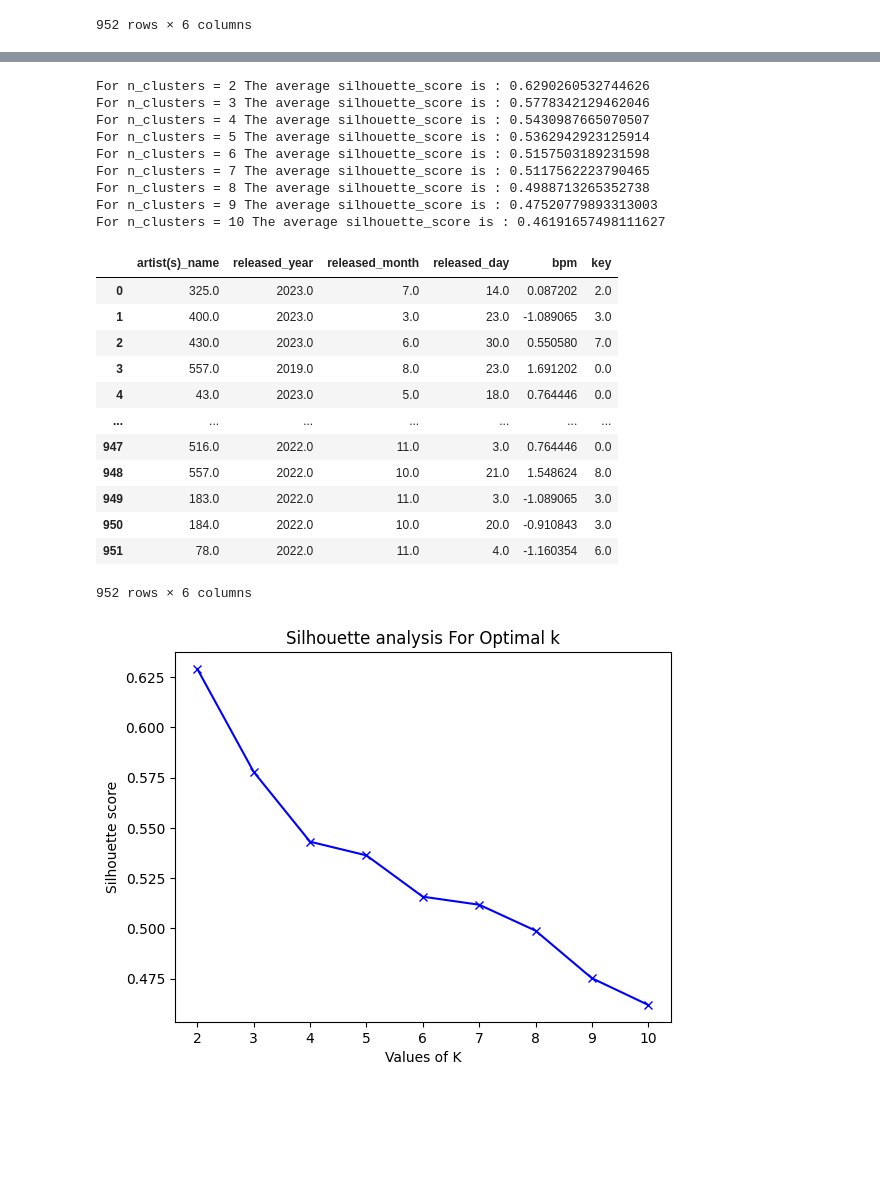
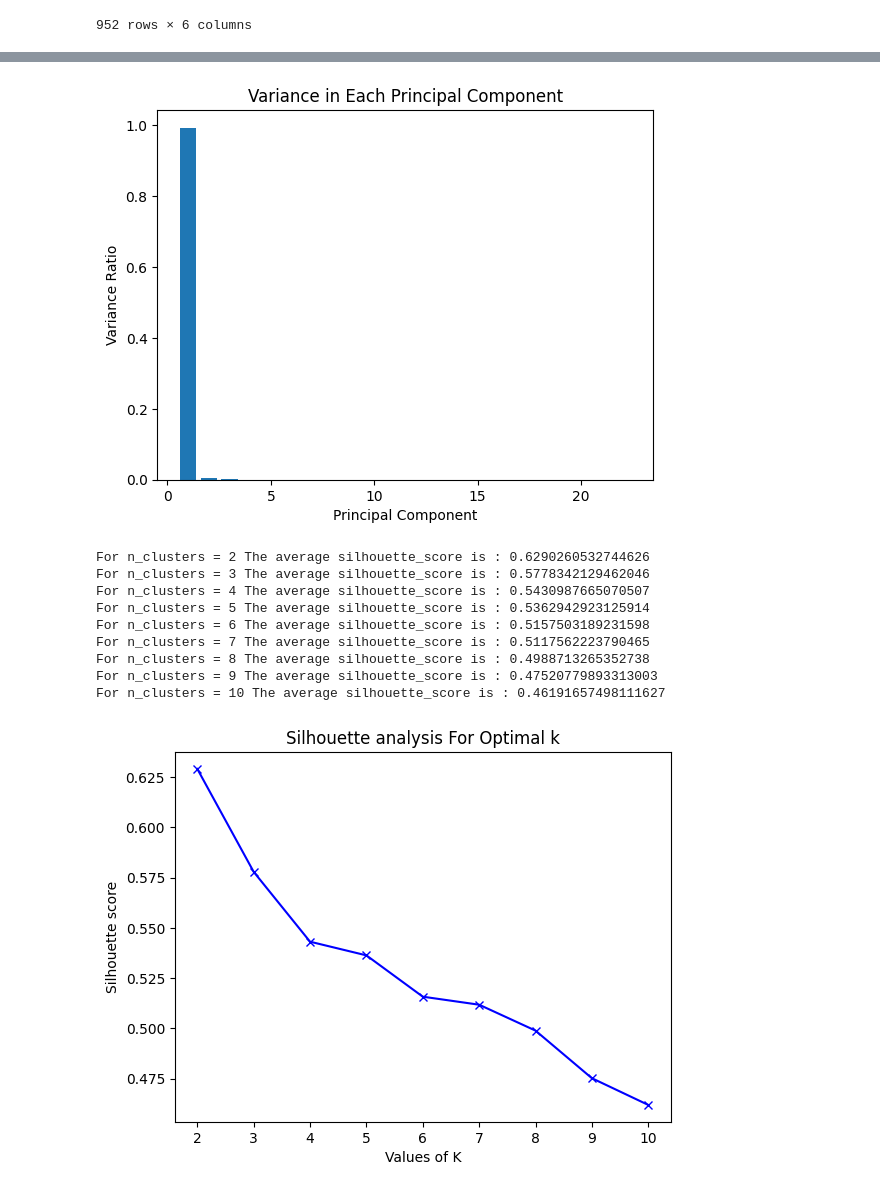
Before and after one commit to omar-elmeteny/MLProject, a Jupyter notebook: ml_project.ipynb, the cells around one changed output, grey strips where cells are left out. Cells and saved outputs as stored; diff of their text form; code cells hidden in the pictures; blank space fills up the shorter version.

```diff
--- a/ml_project.ipynb
+++ b/ml_project.ipynb
@@ -395,3 +458,20 @@ Features with variance > 0.8:
+# %%
+def plot_variance(df, target_variable):
+    df = df.drop(target_variable, axis=1)
+    pca = PCA()
+    df_pca = pca.fit(df)
+    df_pca = pd.DataFrame(df_pca, columns=['PC'+ i for i in range(1, len(df.columns)+1)]])
+    variance_ratio = pca.explained_variance_ratio_
+    num_components = len(variance_ratio)
+    plt.bar(range(1, num_components + 1), variance_ratio)
+    plt.xlabel('Principal Component')
+    plt.ylabel('Variance Ratio')
+    plt.title('Variance in Each Principal Component')
+    plt.show()
+    return df_pca
+df_pca = plot_variance(df_spotify, 'mode')
+# %% [output]
+[figure, added]
 # %%
 def apply_KMeans(df):
     avg_silhouette = []
@@ -402,10 +482,8 @@ def apply_KMeans(df):
         silhouette_avg = silhouette_score(df, cluster_labels)
         print("For n_clusters =", i, "The average silhouette_score is :", silhouette_avg)
         avg_silhouette.append(silhouette_avg)
-        wcss.append(kmeans.inertia_)
     return df, avg_silhouette
-df_spotify_kmeans, avg_silhouette = apply_KMeans(feature_selection)
-df_spotify_kmeans
+df_spotify_kmeans, avg_silhouette = apply_KMeans(feature_selection_low_variance)
 # %% [output]
 For n_clusters = 2 The average silhouette_score is : 0.6290260532744626
 For n_clusters = 3 The average silhouette_score is : 0.5778342129462046
@@ -416,19 +494,6 @@ For n_clusters = 7 The average silhouette_score is : 0.5117562223790465
 For n_clusters = 8 The average silhouette_score is : 0.4988713265352738
 For n_clusters = 9 The average silhouette_score is : 0.47520779893313003
 For n_clusters = 10 The average silhouette_score is : 0.46191657498111627
-|  | artist(s)_name | released_year | released_month | released_day | bpm | key |
-| 0 | 325.0 | 2023.0 | 7.0 | 14.0 | 0.087202 | 2.0 |
-| 1 | 400.0 | 2023.0 | 3.0 | 23.0 | -1.089065 | 3.0 |
-| 2 | 430.0 | 2023.0 | 6.0 | 30.0 | 0.550580 | 7.0 |
-| 3 | 557.0 | 2019.0 | 8.0 | 23.0 | 1.691202 | 0.0 |
-| 4 | 43.0 | 2023.0 | 5.0 | 18.0 | 0.764446 | 0.0 |
-| ... | ... | ... | ... | ... | ... | ... |
-| 947 | 516.0 | 2022.0 | 11.0 | 3.0 | 0.764446 | 0.0 |
-| 948 | 557.0 | 2022.0 | 10.0 | 21.0 | 1.548624 | 8.0 |
-| 949 | 183.0 | 2022.0 | 11.0 | 3.0 | -1.089065 | 3.0 |
-| 950 | 184.0 | 2022.0 | 10.0 | 20.0 | -0.910843 | 3.0 |
-| 951 | 78.0 | 2022.0 | 11.0 | 4.0 | -1.160354 | 6.0 |
-952 rows × 6 columns
 # %%
 def plot_silhouette(avg_silhouette):
     plt.plot(range(2, 11),avg_silhouette, 'bx-')
```
Also changed, not shown: parts of 13 cells of this notebook.
